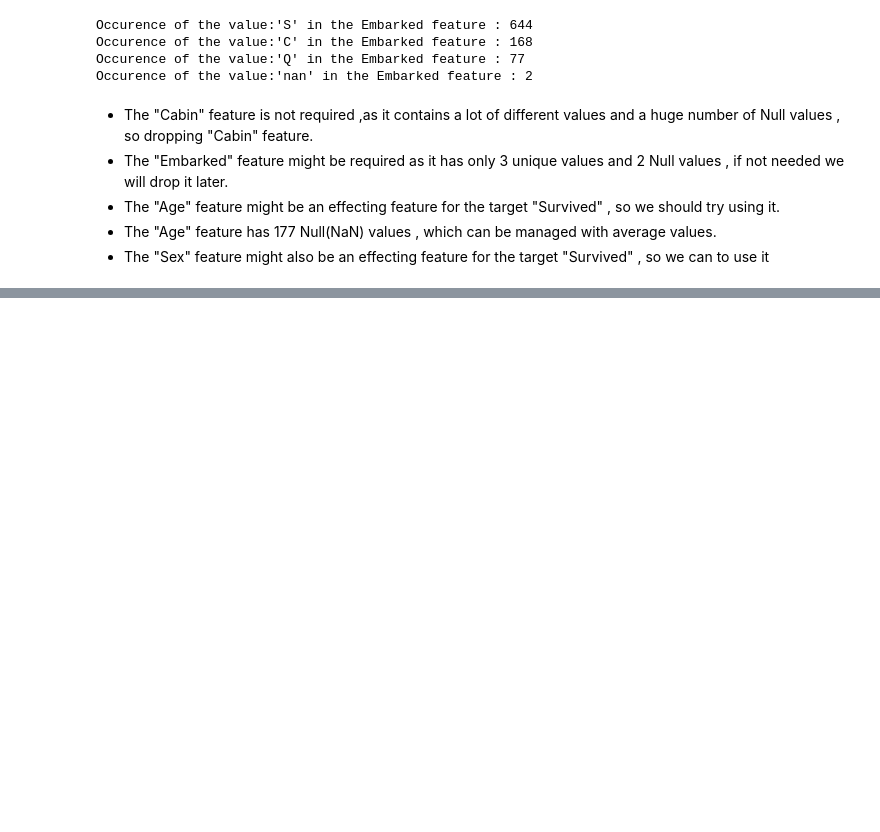
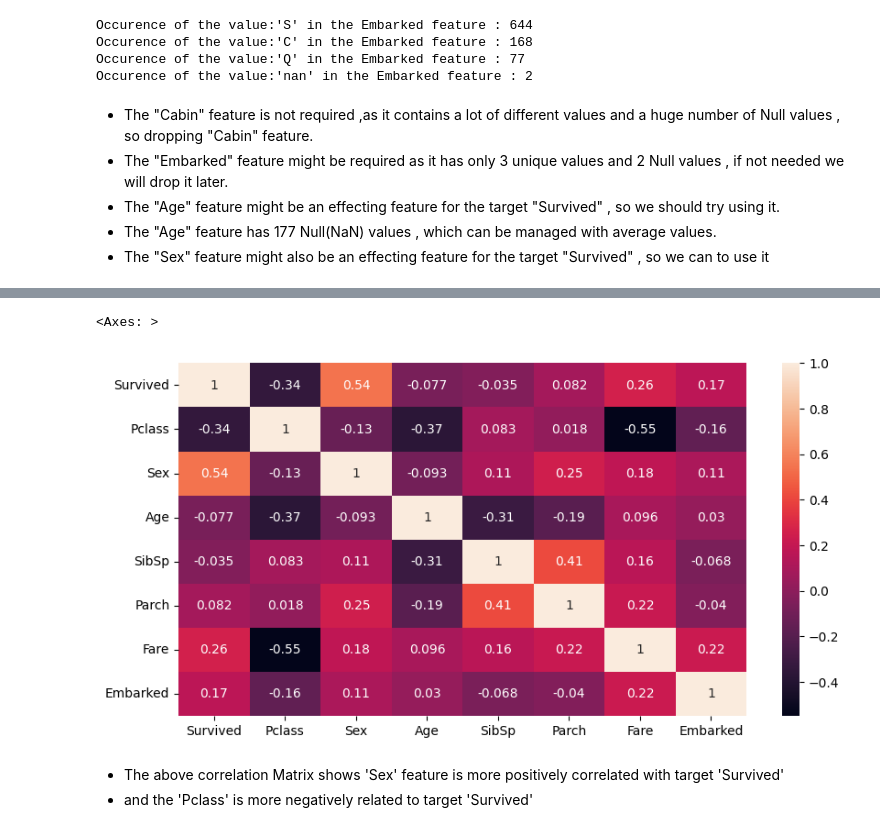
Before and after one commit to humancoder1/Titanic---Machine-Learning-from-Disaster-, a Jupyter notebook: model.ipynb, the cells around one changed output, grey strips where cells are left out. Cells and saved outputs as stored; diff of their text form; code cells hidden in the pictures; blank space fills up the shorter version.

```diff
--- a/model.ipynb
+++ b/model.ipynb
@@ -162,0 +237,10 @@ Occurence of the value:'nan' in the Embarked feature : 2
+# %%
+# new_Data.iloc[1:10]
+gender_map = {'female': 1, 'male': 0}
+new_Data["Sex"] = new_Data["Sex"].map(gender_map) # map female as 1 and male as 0
+# %%
+# Filling the null values with the letter 'S' in Column Embarked
+
+# new_data['Embarked'] = np.where(new_data['Embarked'].isnull(), 'S', new_data['Embarked']) #another approch
+
+new_Data["Embarked"] = new_Data["Embarked"].fillna('S')
@@ -162,0 +251,4 @@ Occurence of the value:'nan' in the Embarked feature : 2
+# %%
+# mapping 'S' as 1 , 'Q' as 2 and 'C' as 3
+embark_map = {'S': 1, 'Q': 2 , "C" : 3}
+new_Data["Embarked"] = new_Data["Embarked"].map(embark_map)
@@ -162,0 +282,5 @@ Occurence of the value:'nan' in the Embarked feature : 2
+# %%
+data_columns = new_Data.select_dtypes([float,int]).columns.tolist() # extracting the features which have datatype as int64 and float64
+# print(type(data_columns))
+print(data_columns)
+correlation_matrix = new_Data[data_columns].corr() #calculating correslation between each feature with other features
@@ -162,0 +311,10 @@ Occurence of the value:'nan' in the Embarked feature : 2
+# %%
+# visualizing the correlation matrix using the Heatmap
+fig, ax = plt.subplots(figsize=(10, 5))
+sns.heatmap(correlation_matrix , annot=True )
+# %% [output]
+<Axes: >
+[figure, added]
+# %% [markdown]
+- The above correlation Matrix shows 'Sex' feature is more positively correlated with target 'Survived'
+- and the 'Pclass' is more negatively related to target 'Survived'
```
Also changed, not shown: parts of 15 cells of this notebook.
